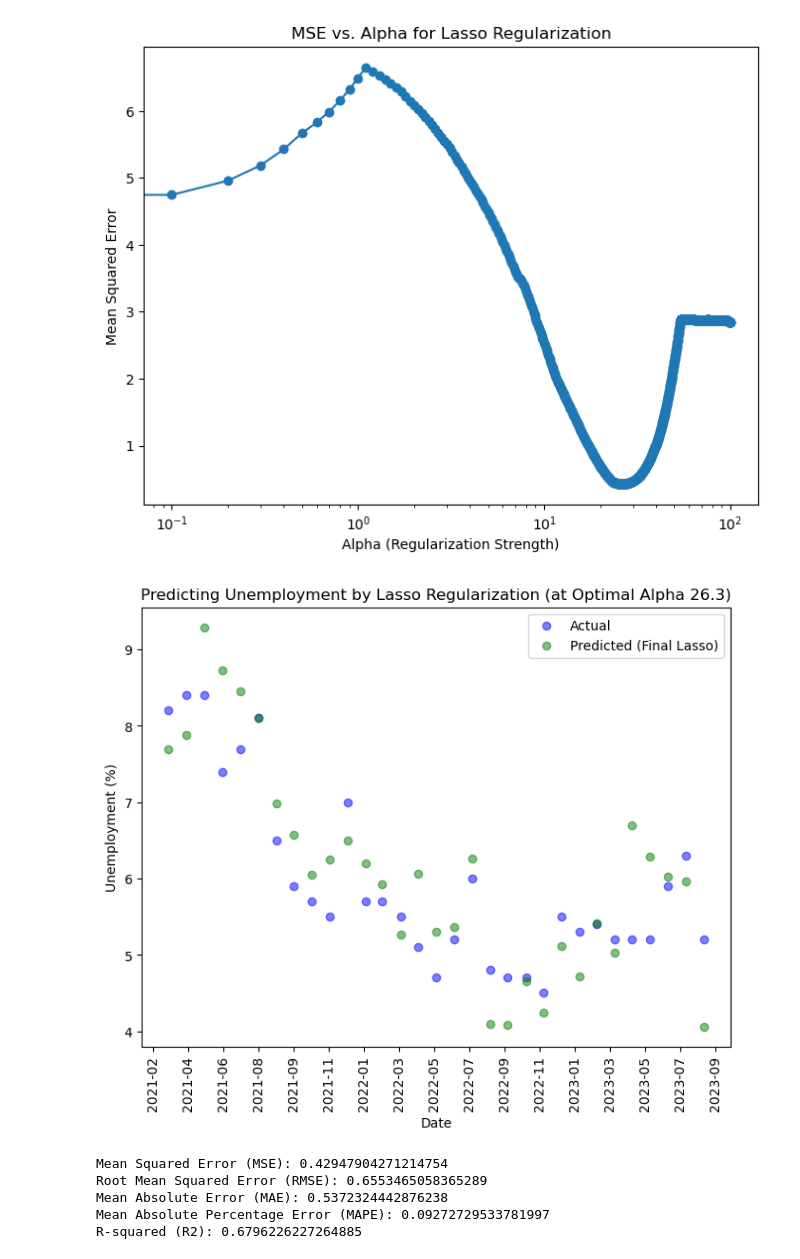
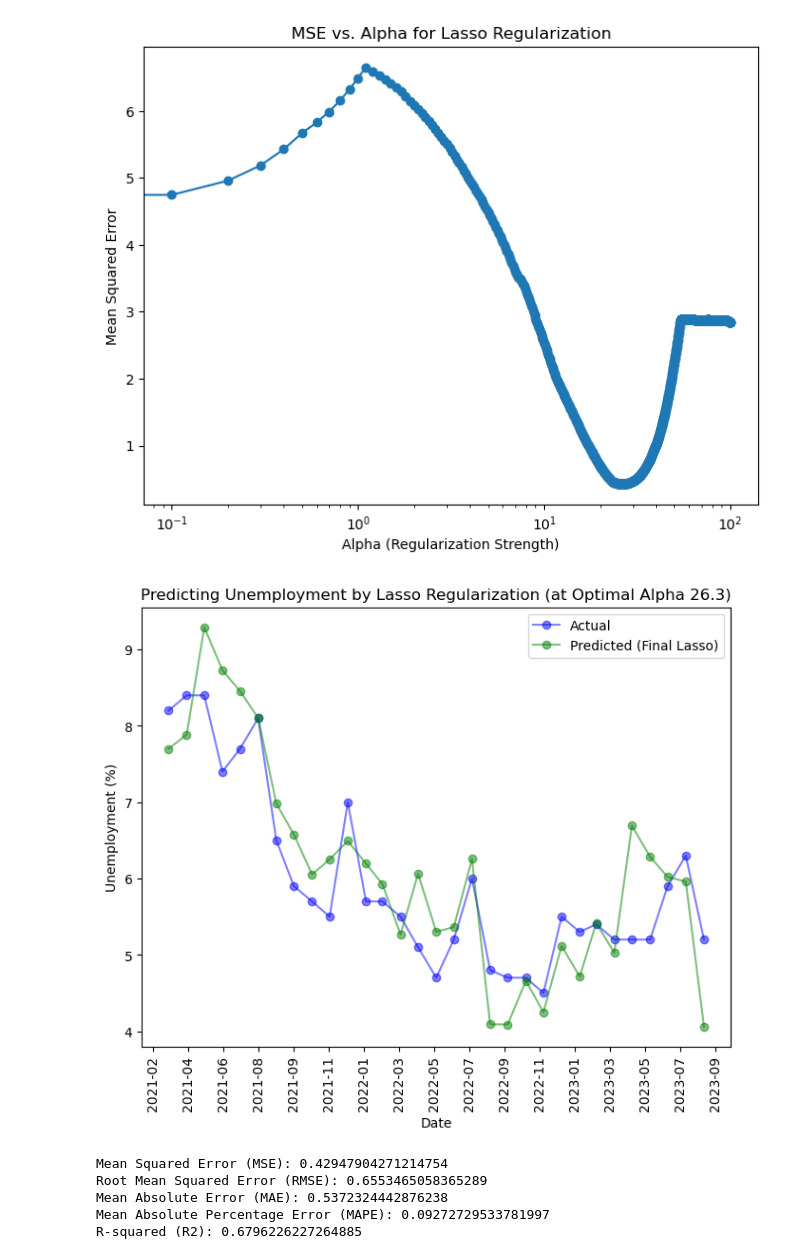
Before and after one commit to gso5699/Predicting-Unemployment-MSCI446-Project-, a Jupyter notebook: Regression_models.ipynb, the cells around one changed output. Drawn from its saved outputs; the diff is of its cells as text; code cells hidden in the pictures.

```diff
--- a/Regression_models.ipynb
+++ b/Regression_models.ipynb
@@ -472,18 +475,22 @@ final_pred_lasso = pd.DataFrame(index=X_test.index, data=final_lasso_test_preds,
 # %%
 # plot performance against test set
 plt.figure(figsize=(8, 6))
-plt.scatter(y_test.index, y_test, color='blue', label='Actual', alpha=0.5)
-plt.scatter(final_pred_lasso.index, final_pred_lasso, color='green', label='Predicted (Final Lasso)', alpha=0.5)
+plt.plot(y_test.index, y_test, color='blue', label='Actual', alpha=0.5, marker='o')
+plt.plot(final_pred_lasso.index, final_pred_lasso, color='green', label='Predicted (Final Lasso)', alpha=0.5, marker='o')
+
+# labels and title
 plt.xlabel('Date')
 plt.ylabel('Unemployment (%)')
 plt.title(f"Predicting Unemployment by Lasso Regularization (at Optimal Alpha {optimal_alpha})")
+
+#formatting
 plt.legend()
 plt.gca().xaxis.set_major_formatter(mdates.DateFormatter('%Y-%m'))
 plt.gca().xaxis.set_major_locator(MaxNLocator(nbins=20))
 plt.xticks(rotation=90)
 plt.show()
 # %% [output]
-[figure, old version]
+[figure, new version]
 # %%
 # calculate performance metrics
 mse = mean_squared_error(y_test, final_pred_lasso)
```
Also changed, not shown: parts of 15 cells of this notebook.
